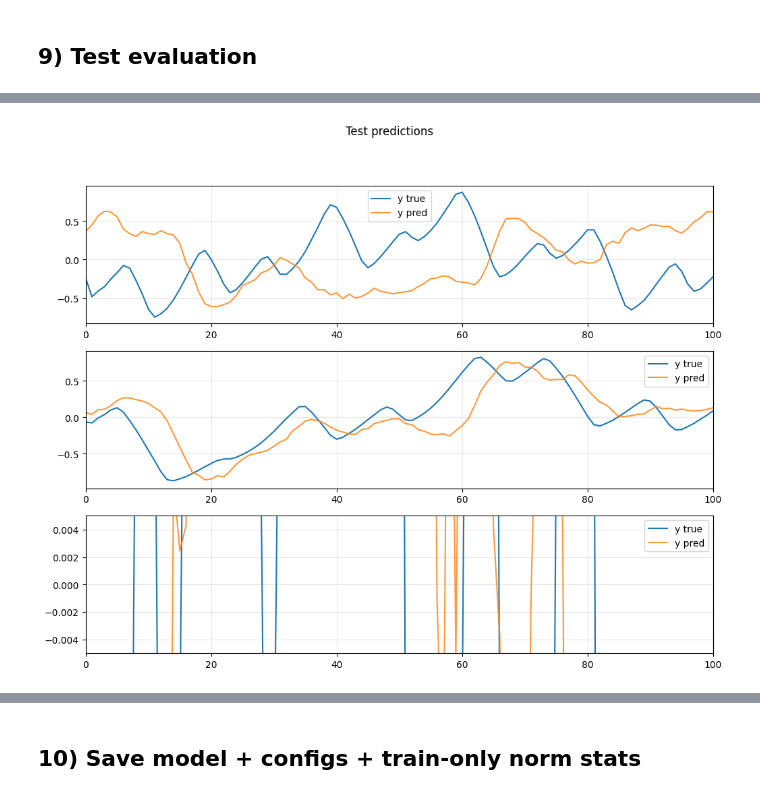
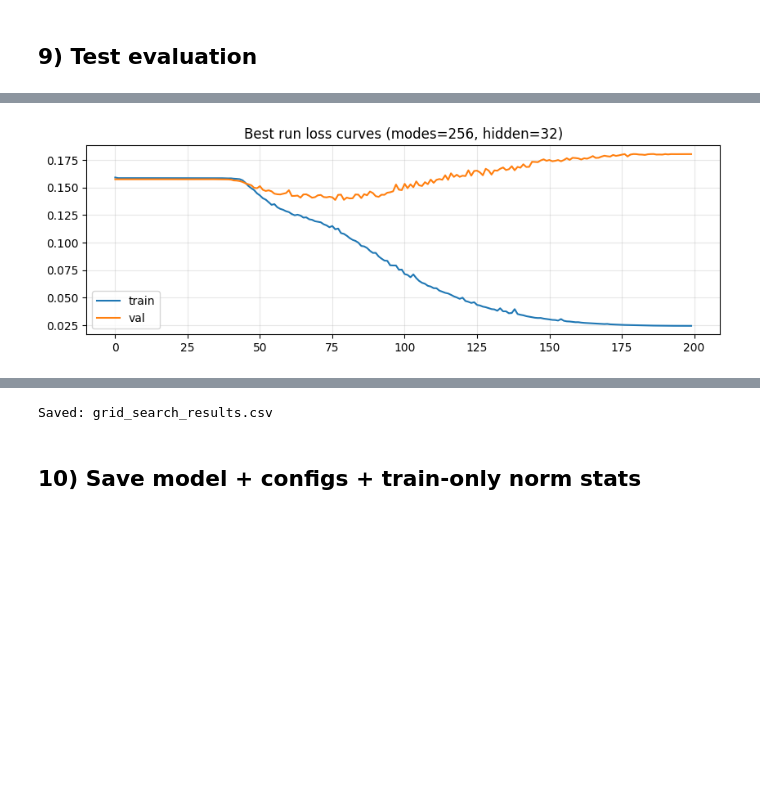
Before and after one commit to euije/A2M-FNO, a Jupyter notebook: fno_1d_neuraloperator_x_to_y_leakage_safe.ipynb, the cells around one changed output, grey strips where cells are left out. Drawn from its saved outputs; the diff is of its cells as text; code cells hidden in the pictures; blank space fills up the shorter version.

Commit message:
grid search 1

```diff
--- a/fno_1d_neuraloperator_x_to_y_leakage_safe.ipynb
+++ b/fno_1d_neuraloperator_x_to_y_leakage_safe.ipynb
@@ -568,22 +568,8 @@ def build_fno1d(in_channels: int, out_channels: int,
 
     return MiniFNO1d(in_channels, out_channels, modes=n_modes, width=hidden_channels, n_layers=n_layers)
 
-@dataclass
-class ModelConfig:
-    n_modes: int = 1024
-    hidden_channels: int = 64
-    n_layers: int = 4
 
-cfg_model = ModelConfig()
+N_MODES_LIST = [64, 128, 192, 256]     # 0.03s(1440)면 128 정도면 f0~5f0 커버 충분할 가능성 큼
+HIDDEN_LIST  = [32, 64, 96]            # 너무 크면 과적합 빨라짐
 
-in_ch  = X_train_n.shape[1]
-out_ch = Y_train_n.shape[1]
-
-model = build_fno1d(in_channels=in_ch, out_channels=out_ch,
-                    n_modes=cfg_model.n_modes,
-                    hidden_channels=cfg_model.hidden_channels,
-                    n_layers=cfg_model.n_layers).to(device)
-# model = GainWrapper(model, init_gain=1.0, init_sign=1.0).to(device)
-
-print("Model:", model.__class__.__name__)
-print(model)
+N_LAYERS_FIXED = 4                     # 필요하면 리스트로 바꿔도 됨
@@ -746,8 +776,58 @@ alpha (true ≈ alpha*pred): 0.6295884847640991
 # %% [markdown]
 ## 9) Test evaluation
 # %%
+import pandas as pd
 
-test_loss = run_epoch(model, dl_test, train=False)
-print("Test MSE:", test_loss)
-visualize_predictions(model, dl_test, n_show=3, title="Test predictions")
+ranked = sorted(results, key=lambda d: d["val_mse_best"])
+print("\nTop configs by val MSE:")
+for r in ranked[:10]:
+    print(f"modes={r['n_modes']:4d} hidden={r['hidden']:3d} "
+          f"val={r['val_mse_best']:.6f} test={r['test_mse']:.6f} "
+          f"test_corr={r['test_corr']:.3f} best_ep={r['best_epoch']} time={r['time_sec']:.1f}s")
+
+best_run = ranked[0]
+print("\nBEST RUN:", {k: best_run[k] for k in ["n_modes","hidden","n_layers","best_epoch","val_mse_best","test_mse","test_corr","test_rms_ratio","test_alpha"]})
+
+# (선택) best loss curve plot
+plt.figure(figsize=(10,3))
+plt.plot(best_run["history"]["train"], label="train")
+plt.plot(best_run["history"]["val"], label="val")
+plt.legend(); plt.grid(True, alpha=0.3)
+plt.title(f"Best run loss curves (modes={best_run['n_modes']}, hidden={best_run['hidden']})")
+plt.show()
+
+def results_to_df(results):
+    rows = []
+    for r in results:
+        rows.append({
+            "n_modes": r["n_modes"],
+            "hidden": r["hidden"],
+            "n_layers": r["n_layers"],
+            "best_epoch": r["best_epoch"],
+            "val_mse_best": r["val_mse_best"],
+            "test_mse": r["test_mse"],
+            "val_corr": r.get("val_corr", np.nan),
+            "test_corr": r.get("test_corr", np.nan),
+            "val_rms_ratio": r.get("val_rms_ratio", np.nan),
+            "test_rms_ratio": r.get("test_rms_ratio", np.nan),
+            "val_alpha": r.get("val_alpha", np.nan),
+            "test_alpha": r.get("test_alpha", np.nan),
+            "time_sec": r.get("time_sec", np.nan),
+        })
+    df = pd.DataFrame(rows)
+
+    # 보기 좋게 정렬 (val 성능 우선)
+    df = df.sort_values(["val_mse_best", "test_mse"], ascending=[True, True]).reset_index(drop=True)
+    return df
+
+df = results_to_df(results)
+
+# 화면 출력(테이블)
+pd.set_option("display.max_rows", 200)
+pd.set_option("display.max_columns", 50)
+display(df)
+
+# (선택) CSV로 저장
+df.to_csv("grid_search_results.csv", index=False)
+print("Saved: grid_search_results.csv")
 # %% [output]
@@ -756 +847 @@ alpha (scale needed): 0.6342912316322327
-[figure, old version]
+[figure, new version]
@@ -757,3 +861,4 @@ alpha (scale needed): 0.6342912316322327
+Saved: grid_search_results.csv
 # %% [markdown]
 ## 10) Save model + configs + train-only norm stats
 # %%
```
Also changed, not shown: parts of 5 cells of this notebook, 1 other file.
